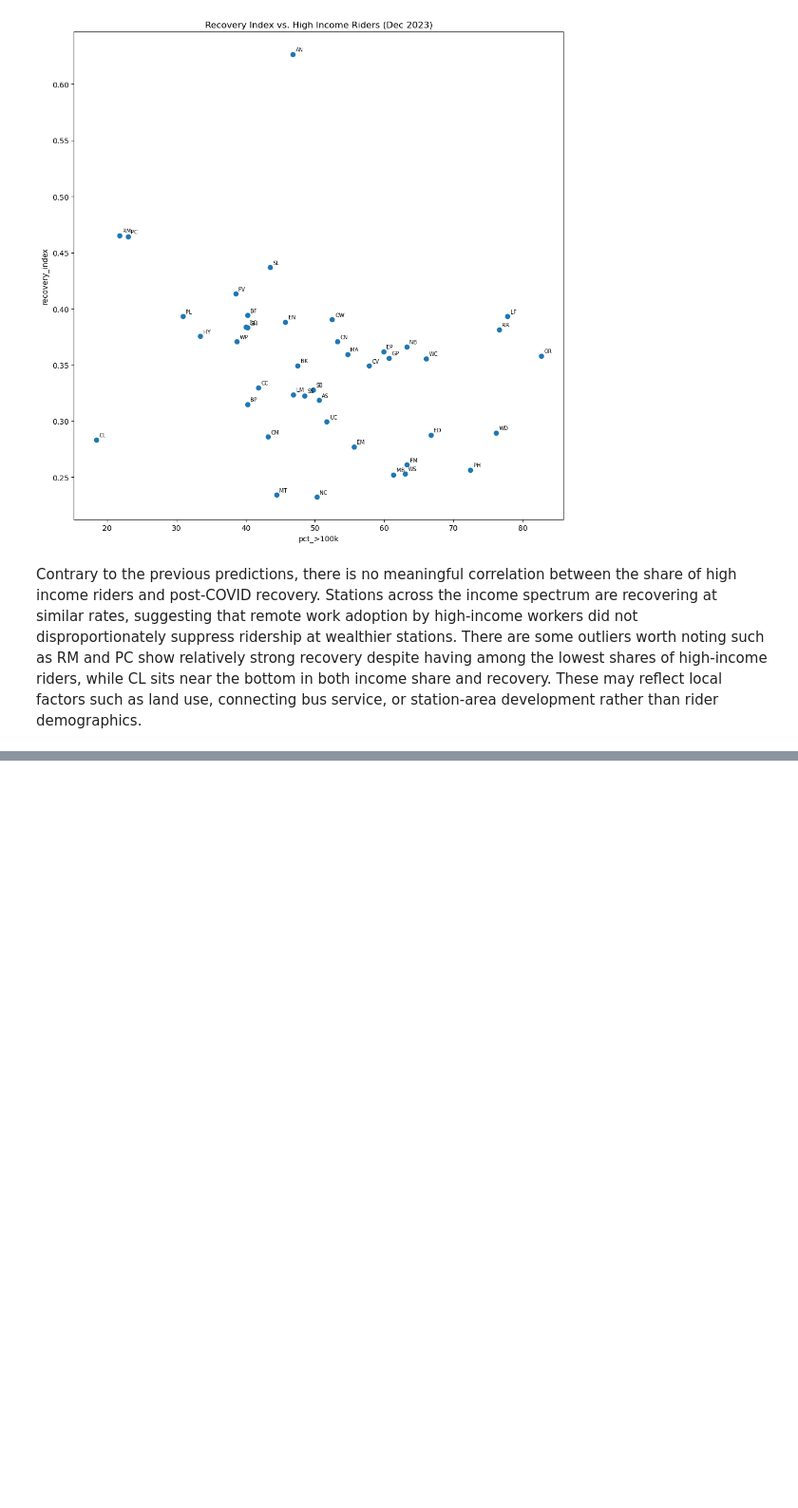
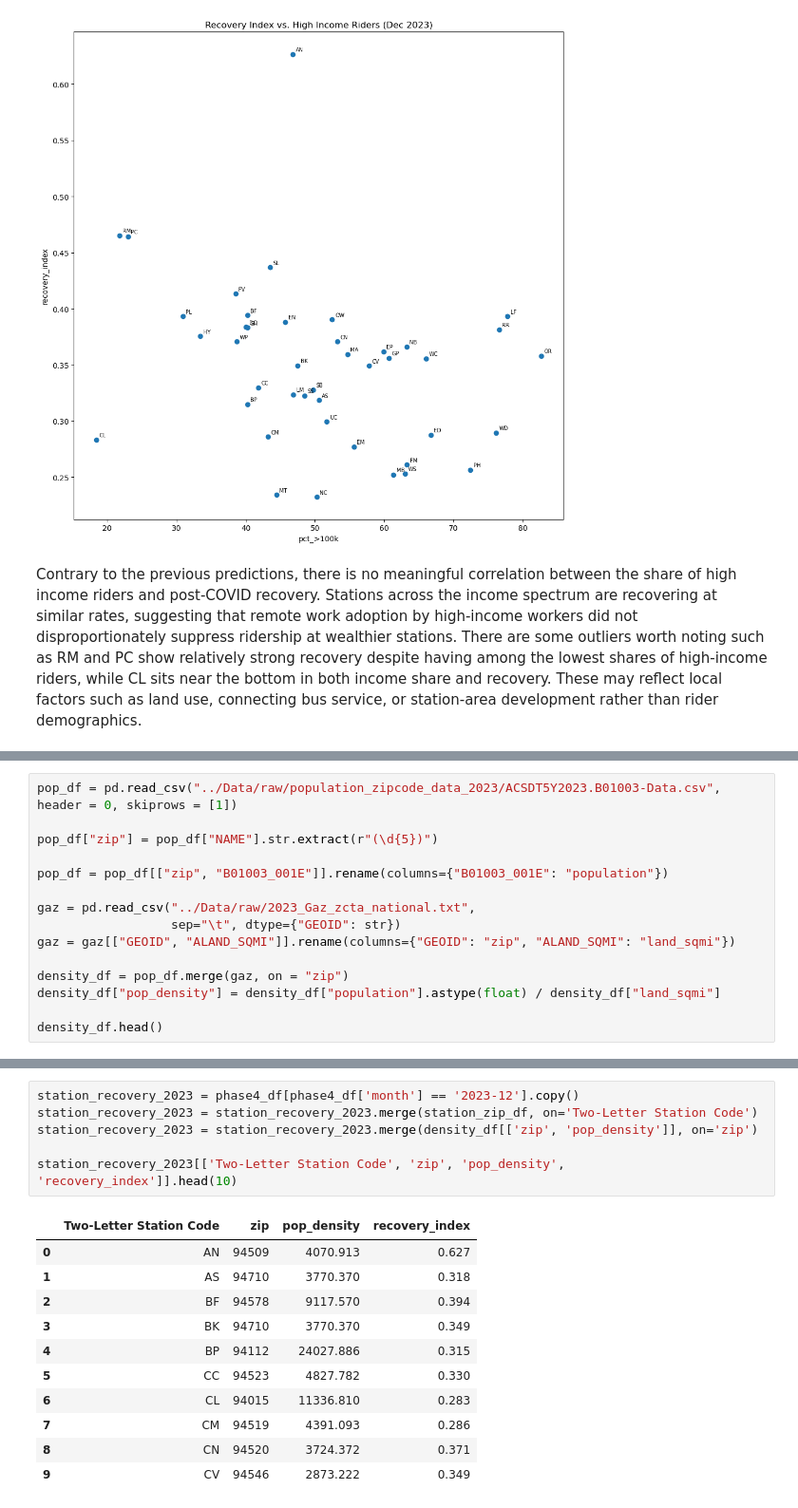
Before and after one commit to Shiv0406/BartProj, a Jupyter notebook: data-exploration.ipynb, the cells around one changed output, grey strips where cells are left out. Shown at 95% size. Drawn from its saved outputs; the diff is of its cells as text; blank space fills up the shorter version.

```diff
--- a/data-exploration.ipynb
+++ b/data-exploration.ipynb
@@ -969,3 +971,18 @@ work disruption.
 **Data source:** U.S. Census Bureau, ACS 5-Year Estimates, Table B01003
 (Total Population) by ZIP Code Tabulation Area. Density calculated as
 population per square mile using Census land area data.
+# %%
+pop_df = pd.read_csv("../Data/raw/population_zipcode_data_2023/ACSDT5Y2023.B01003-Data.csv", header = 0, skiprows = [1])
+
+pop_df["zip"] = pop_df["NAME"].str.extract(r"(\d{5})")
+
+pop_df = pop_df[["zip", "B01003_001E"]].rename(columns={"B01003_001E": "population"})
+
+gaz = pd.read_csv("../Data/raw/2023_Gaz_zcta_national.txt",
+                  sep="\t", dtype={"GEOID": str})
+gaz = gaz[["GEOID", "ALAND_SQMI"]].rename(columns={"GEOID": "zip", "ALAND_SQMI": "land_sqmi"})
+
+density_df = pop_df.merge(gaz, on = "zip")
+density_df["pop_density"] = density_df["population"].astype(float) / density_df["land_sqmi"]
+
+density_df.head()
@@ -971,0 +1063,18 @@ population per square mile using Census land area data.
+# %%
+station_recovery_2023 = phase4_df[phase4_df['month'] == '2023-12'].copy()
+station_recovery_2023 = station_recovery_2023.merge(station_zip_df, on='Two-Letter Station Code')
+station_recovery_2023 = station_recovery_2023.merge(density_df[['zip', 'pop_density']], on='zip')
+
+station_recovery_2023[['Two-Letter Station Code', 'zip', 'pop_density', 'recovery_index']].head(10)
+# %% [output]
+|  | Two-Letter Station Code | zip | pop_density | recovery_index |
+| 0 | AN | 94509 | 4070.913 | 0.627 |
+| 1 | AS | 94710 | 3770.370 | 0.318 |
+| 2 | BF | 94578 | 9117.570 | 0.394 |
+| 3 | BK | 94710 | 3770.370 | 0.349 |
+| 4 | BP | 94112 | 24027.886 | 0.315 |
+| 5 | CC | 94523 | 4827.782 | 0.330 |
+| 6 | CL | 94015 | 11336.810 | 0.283 |
+| 7 | CM | 94519 | 4391.093 | 0.286 |
+| 8 | CN | 94520 | 3724.372 | 0.371 |
+| 9 | CV | 94546 | 2873.222 | 0.349 |
```
Also changed, not shown: parts of 16 cells of this notebook.
